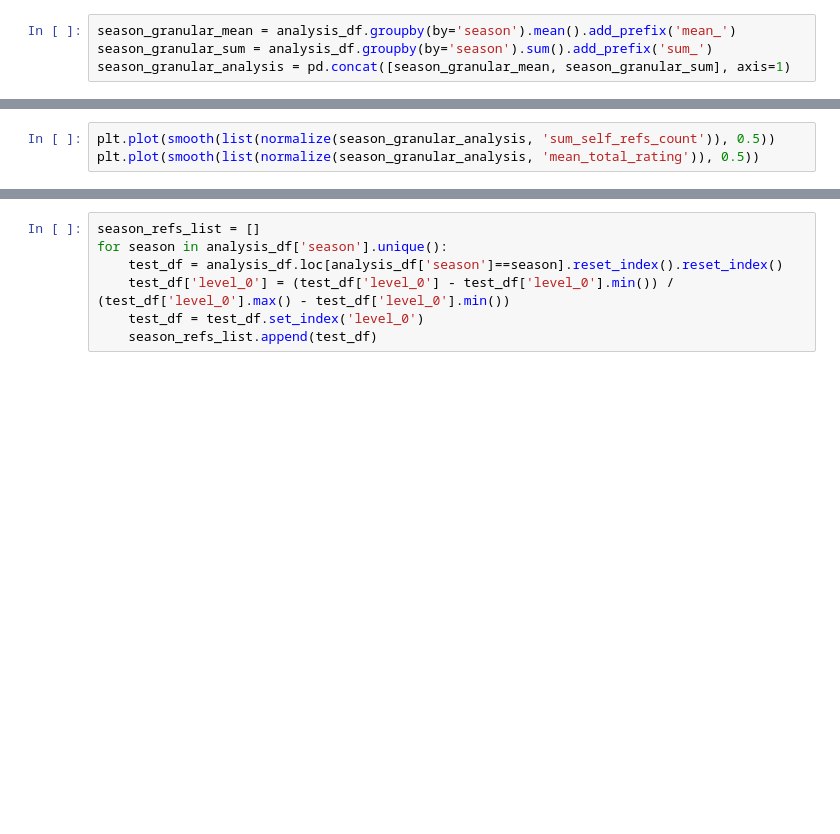
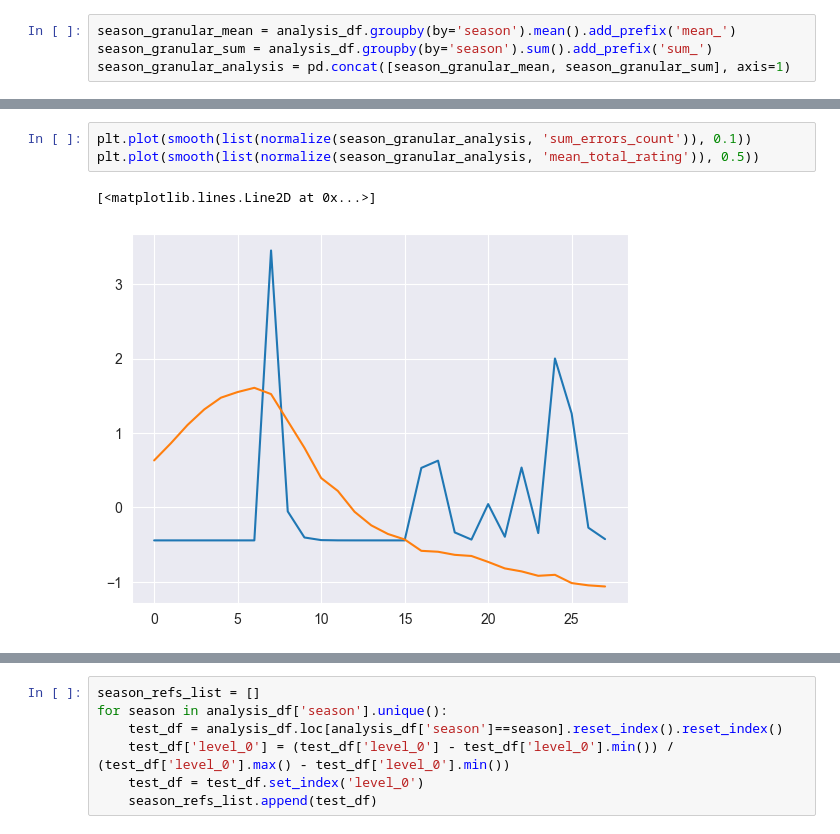
Before and after one commit to nic0gin/datamadness, a Jupyter notebook: features_analysis.ipynb, the cells around one changed output, grey strips where cells are left out. Cells and saved outputs as stored; diff of their text form; blank space fills up the shorter version.

```diff
--- a/features_analysis.ipynb
+++ b/features_analysis.ipynb
@@ -69,6 +95,9 @@ plt.show()
 # %%
-plt.plot(smooth(list(normalize(season_granular_analysis, 'sum_self_refs_count')), 0.5))
+plt.plot(smooth(list(normalize(season_granular_analysis, 'sum_errors_count')), 0.1))
 plt.plot(smooth(list(normalize(season_granular_analysis, 'mean_total_rating')), 0.5))
+# %% [output]
+[<matplotlib.lines.Line2D at 0x...>]
+[figure, added]
 # %%
 for season in analysis_df['season'].unique():
     test_df = analysis_df.loc[analysis_df['season']==season].reset_index().reset_index()
```
Also changed, not shown: parts of 9 cells of this notebook, 1 other file.
